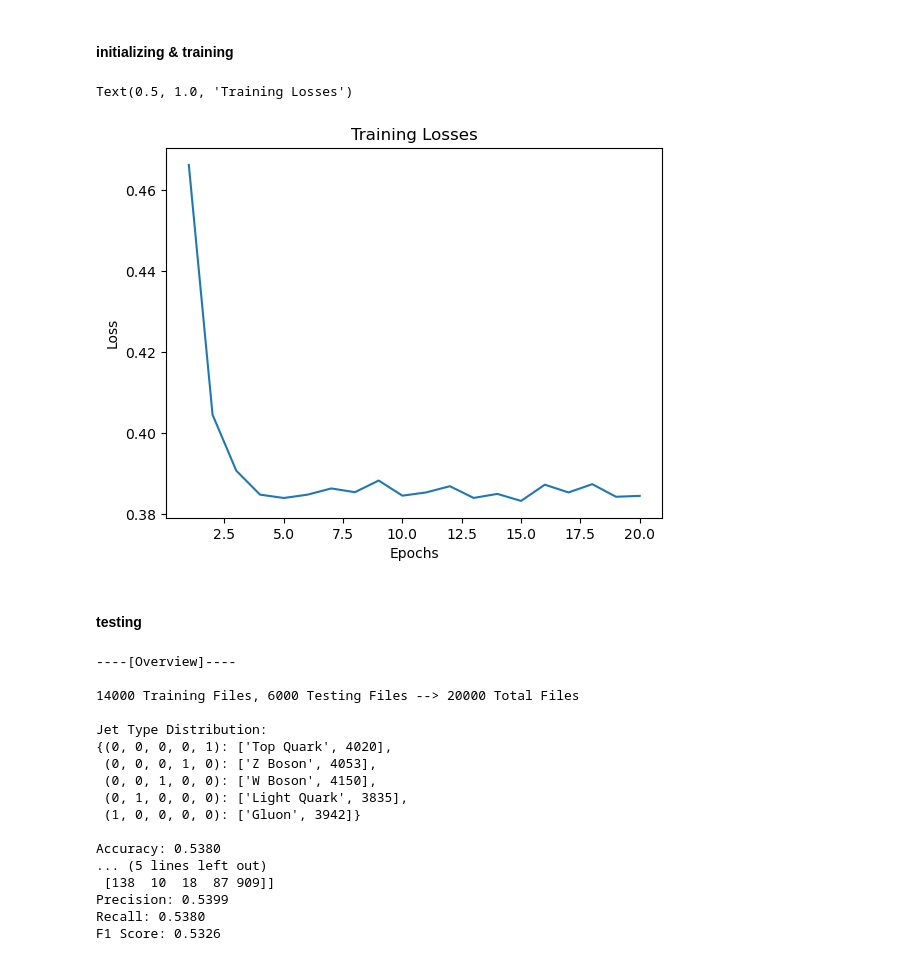
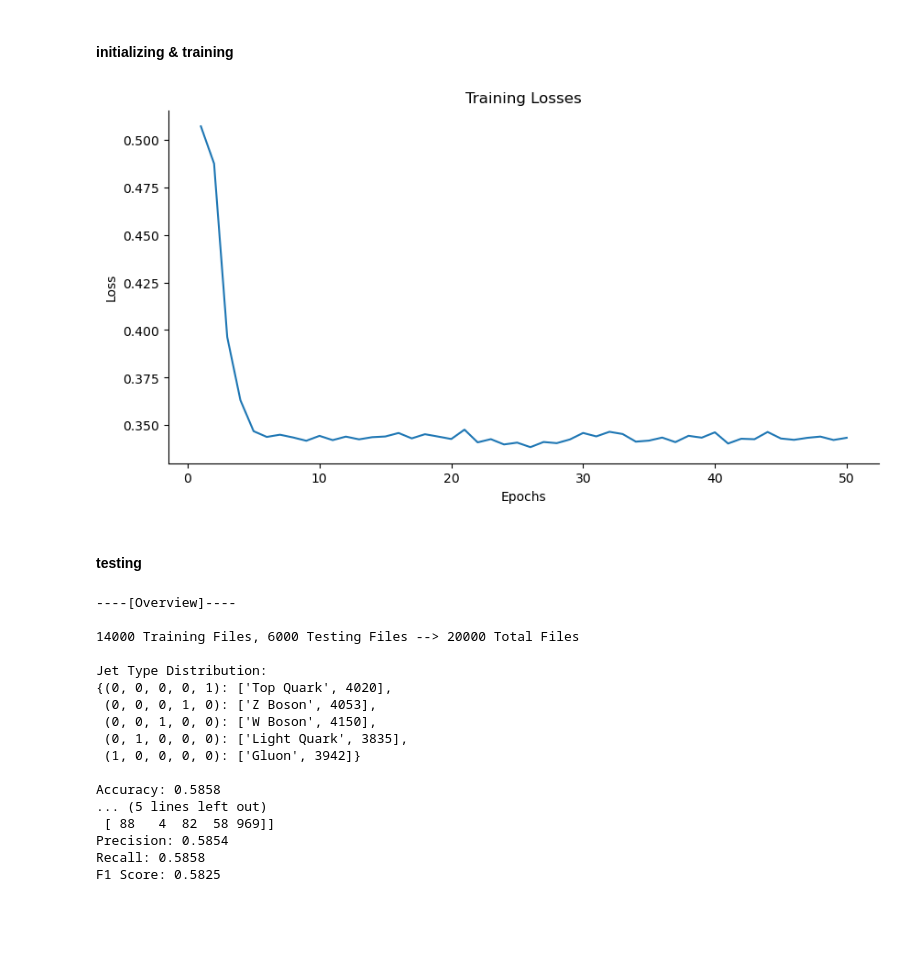
Before and after one commit to emmabacarra/Phys-417, a Jupyter notebook: Final Project - HEP Tagging/rnn.ipynb, the cells around one changed output. Drawn from its saved outputs; the diff is of its cells as text; code cells hidden in the pictures; blank space fills up the shorter version.

Commit message:
Accuracy: 0.5858

```diff
--- a/Final Project - HEP Tagging/rnn.ipynb
+++ b/Final Project - HEP Tagging/rnn.ipynb
@@ -256,8 +256,8 @@ Initializing Model & Hyperparameters -------------------------------------------
 
 # Initialize the model
 input_size = 5  # Number of features for each constituent
-hidden_size = 128
-num_layers = 2
+hidden_size = 2000
+num_layers = 1
 num_classes = 5  # Number of categories for jet classification
 
 model = JetClassifier(input_size, hidden_size, num_layers, num_classes).to(DEVICE)
@@ -266,14 +266,14 @@ model = JetClassifier(input_size, hidden_size, num_layers, num_classes).to(DEVIC
 criterion = nn.BCEWithLogitsLoss().to(DEVICE)  # Binary Cross Entropy Loss for multi-label classification
 # criterion = nn.CrossEntropyLoss(weight=torch.tensor(class_weights).to(DEVICE)) # includes softmax layer
 optimizer = torch.optim.Adam(model.parameters(), lr=0.001)
-scheduler = torch.optim.lr_scheduler.StepLR(optimizer, step_size=1, gamma=0.1)
+scheduler = torch.optim.lr_scheduler.StepLR(optimizer, step_size=2, gamma=0.1)
 # %%
 '''
 Training -------------------------------------------------------------------
 '''
 # [batch size][max sequence length][input size/number of features]
 
-num_epochs = 20
+num_epochs = 50
 losses = []
 
 for epoch in tqdm.trange(num_epochs):
@@ -307,14 +307,14 @@ for epoch in tqdm.trange(num_epochs):
     # print(f'Probabilities: {extractor(probabilities[:1][0])}')
     # print('\n')
 # %%
-plt.figure()
+plt.figure(figsize=(10, 5))
 plt.plot(range(1, num_epochs+1), losses)
 plt.xlabel('Epochs')
 plt.ylabel('Loss')
 plt.title('Training Losses')
+sns.despine()
 # %% [output]
-Text(0.5, 1.0, 'Training Losses')
-[figure, old version]
+[figure, new version]
 # %% [markdown]
 #### testing
 # %%
@@ -342,9 +342,9 @@ Jet Type Distribution:
  (0, 1, 0, 0, 0): ['Light Quark', 3835],
  (1, 0, 0, 0, 0): ['Gluon', 3942]}
 
-Accuracy: 0.5380
+Accuracy: 0.5858
 ... (5 lines left out)
- [138  10  18  87 909]]
-Precision: 0.5399
-Recall: 0.5380
-F1 Score: 0.5326
+ [ 88   4  82  58 969]]
+Precision: 0.5854
+Recall: 0.5858
+F1 Score: 0.5825
```
Also changed, not shown: parts of 1 cell of this notebook.
